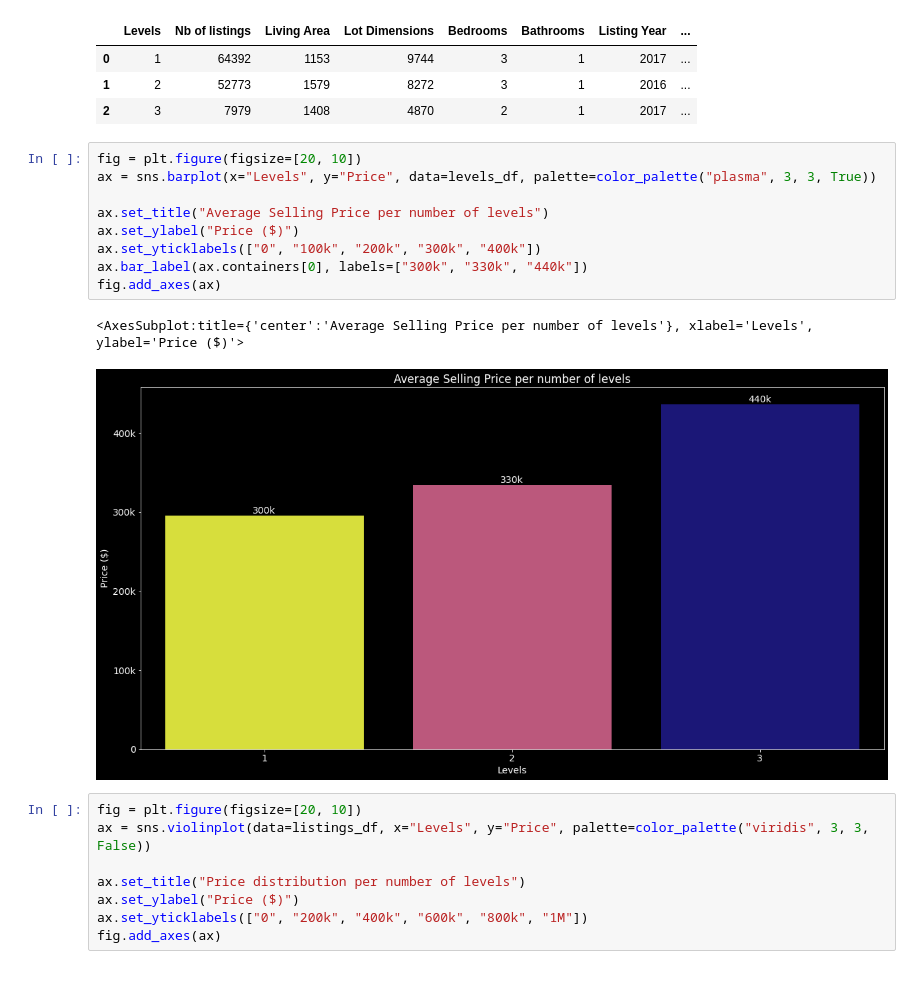
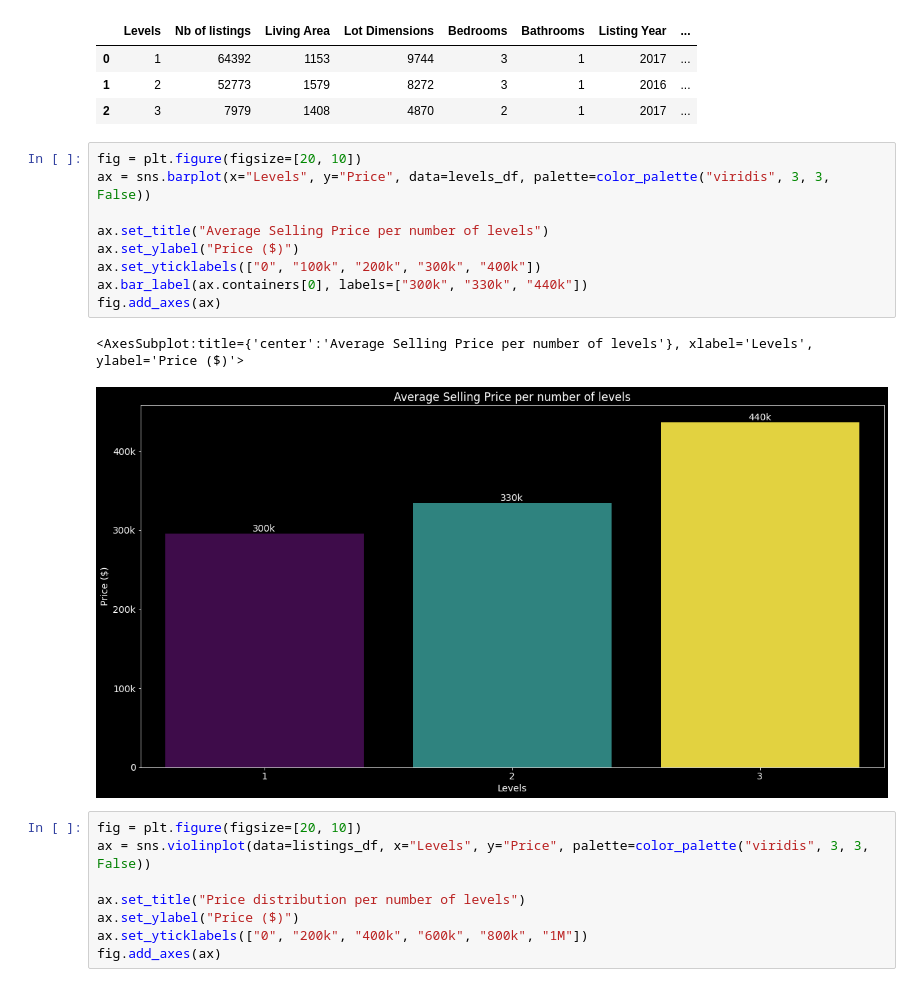
Before and after one commit to simkass/quebec-real-estate-analysis, a Jupyter notebook: notebooks/visualization2.ipynb, the cells around one changed output. Cells and saved outputs as stored; diff of their text form.

```diff
--- a/notebooks/visualization2.ipynb
+++ b/notebooks/visualization2.ipynb
@@ -301,16 +302,16 @@ levels_df
 | 2 | 3 | 7979 | 1408 | 4870 | 2 | 1 | 2017 | ... |
 # %%
 fig = plt.figure(figsize=[20, 10])
-ax = sns.barplot(x="Levels", y="Price", data=levels_df, palette=color_palette("plasma", 3, 3, True))
+ax = sns.barplot(x="Levels", y="Price", data=levels_df, palette=color_palette("viridis", 3, 3, False))
 
 ax.set_title("Average Selling Price per number of levels")
 ax.set_ylabel("Price ($)")
 ax.set_yticklabels(["0", "100k", "200k", "300k", "400k"])
 ax.bar_label(ax.containers[0], labels=["300k", "330k", "440k"])
 fig.add_axes(ax)
 # %% [output]
 <AxesSubplot:title={'center':'Average Selling Price per number of levels'}, xlabel='Levels', ylabel='Price ($)'>
-[figure, old version]
+[figure, new version]
 # %%
 fig = plt.figure(figsize=[20, 10])
 ax = sns.violinplot(data=listings_df, x="Levels", y="Price", palette=color_palette("viridis", 3, 3, False))
```
Also changed, not shown: parts of 11 cells of this notebook, 1 other file.
